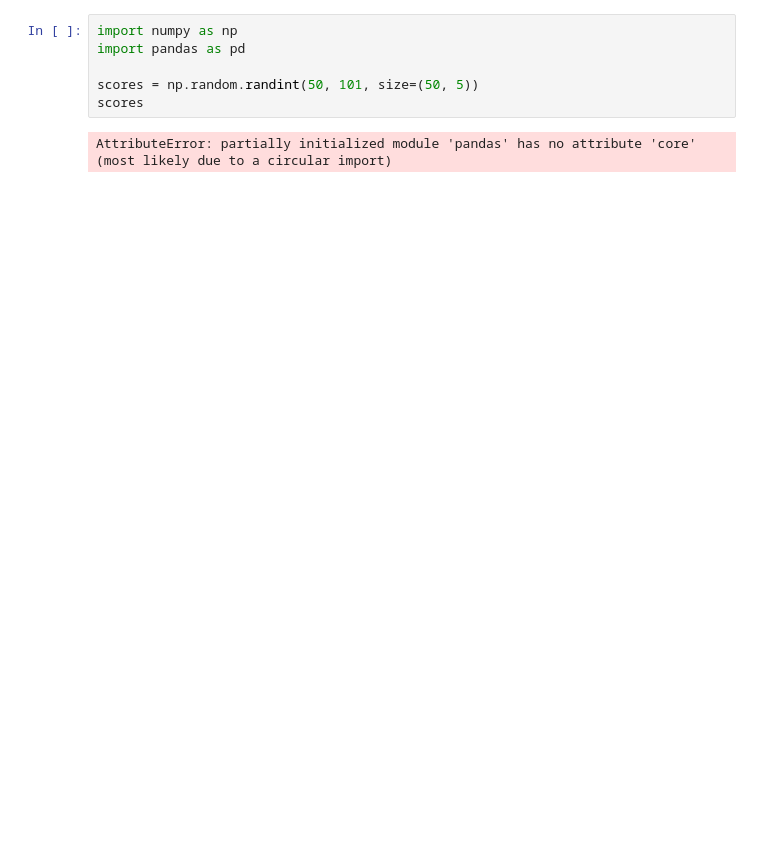
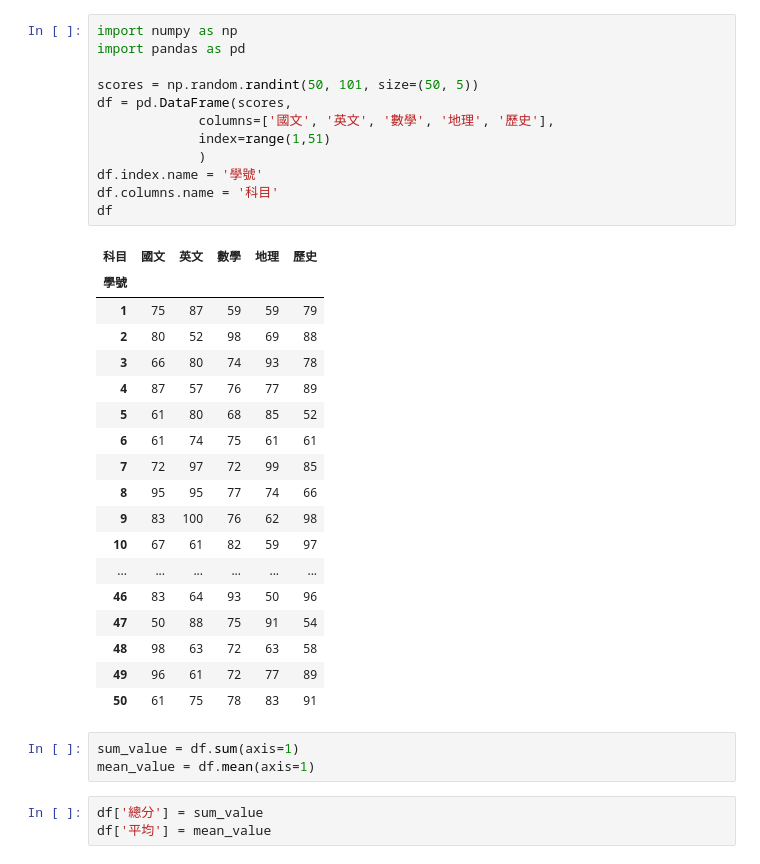
Before and after one commit to doncic1012/python_analysis, a Jupyter notebook: lesson_8_5.ipynb, the cells around one changed output. Cells and saved outputs as stored; diff of their text form; blank space fills up the shorter version.

```diff
--- a/lesson_8_5.ipynb
+++ b/lesson_8_5.ipynb
@@ -1,8 +1,37 @@
 # %%
 import numpy as np
 import pandas as pd
 
 scores = np.random.randint(50, 101, size=(50, 5))
-scores
+df = pd.DataFrame(scores,
+             columns=['國文', '英文', '數學', '地理', '歷史'],
+             index=range(1,51)
+             )
+df.index.name = '學號'
+df.columns.name = '科目'
+df
 # %% [output]
-AttributeError: partially initialized module 'pandas' has no attribute 'core' (most likely due to a circular import)
+| 科目 | 國文 | 英文 | 數學 | 地理 | 歷史 |
+| 學號 |  |  |  |  |  |
+| 1 | 75 | 87 | 59 | 59 | 79 |
+| 2 | 80 | 52 | 98 | 69 | 88 |
+| 3 | 66 | 80 | 74 | 93 | 78 |
+| 4 | 87 | 57 | 76 | 77 | 89 |
+| 5 | 61 | 80 | 68 | 85 | 52 |
+| 6 | 61 | 74 | 75 | 61 | 61 |
+| 7 | 72 | 97 | 72 | 99 | 85 |
+| 8 | 95 | 95 | 77 | 74 | 66 |
+| 9 | 83 | 100 | 76 | 62 | 98 |
+| 10 | 67 | 61 | 82 | 59 | 97 |
+| ... | ... | ... | ... | ... | ... |
+| 46 | 83 | 64 | 93 | 50 | 96 |
+| 47 | 50 | 88 | 75 | 91 | 54 |
+| 48 | 98 | 63 | 72 | 63 | 58 |
+| 49 | 96 | 61 | 72 | 77 | 89 |
+| 50 | 61 | 75 | 78 | 83 | 91 |
+# %%
+sum_value = df.sum(axis=1)
+mean_value = df.mean(axis=1)
+# %%
+df['總分'] = sum_value
+df['平均'] = mean_value
```
Also changed, not shown: parts of 2 cells of this notebook.
